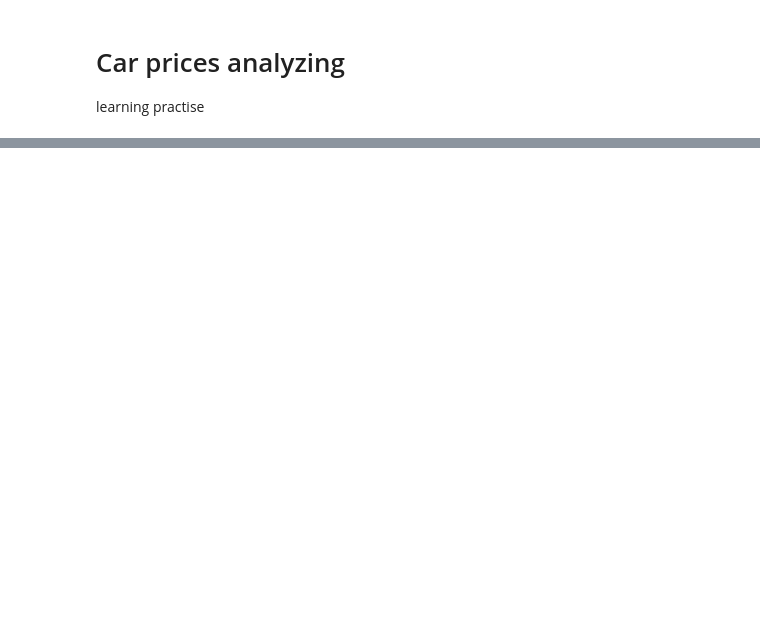
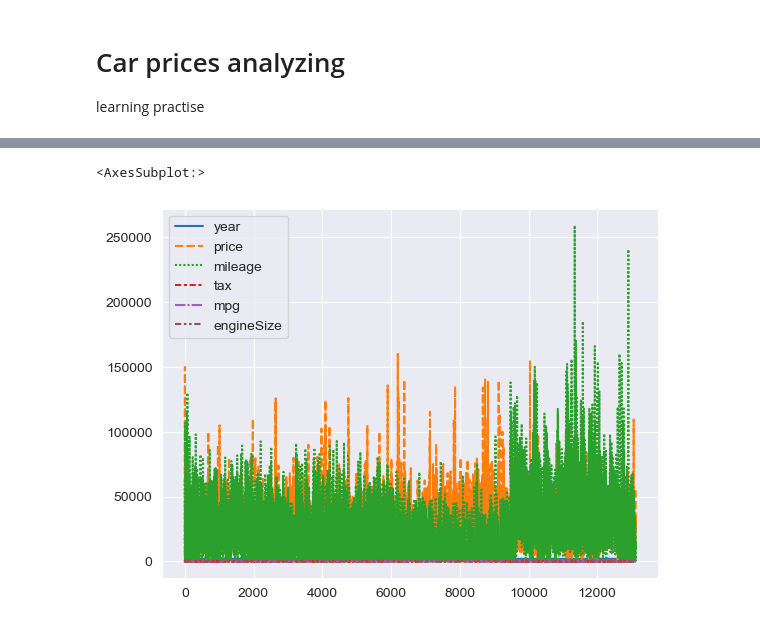
Before and after one commit to Furk4nBulut/Veri-Bilimi-ve-Makine-ogrenmesi, a Jupyter notebook: Tensorflow.ipynb, the cells around one changed output, grey strips where cells are left out. Drawn from its saved outputs; the diff is of its cells as text; code cells hidden in the pictures; blank space fills up the shorter version.

```diff
--- a/Tensorflow.ipynb
+++ b/Tensorflow.ipynb
@@ -341,0 +404,5 @@ learning practise
+# %%
+sbn.lineplot(data)
+# %% [output]
+<AxesSubplot:>
+[figure, added]
```
Also changed, not shown: parts of 122 cells of this notebook, 3 other files.
